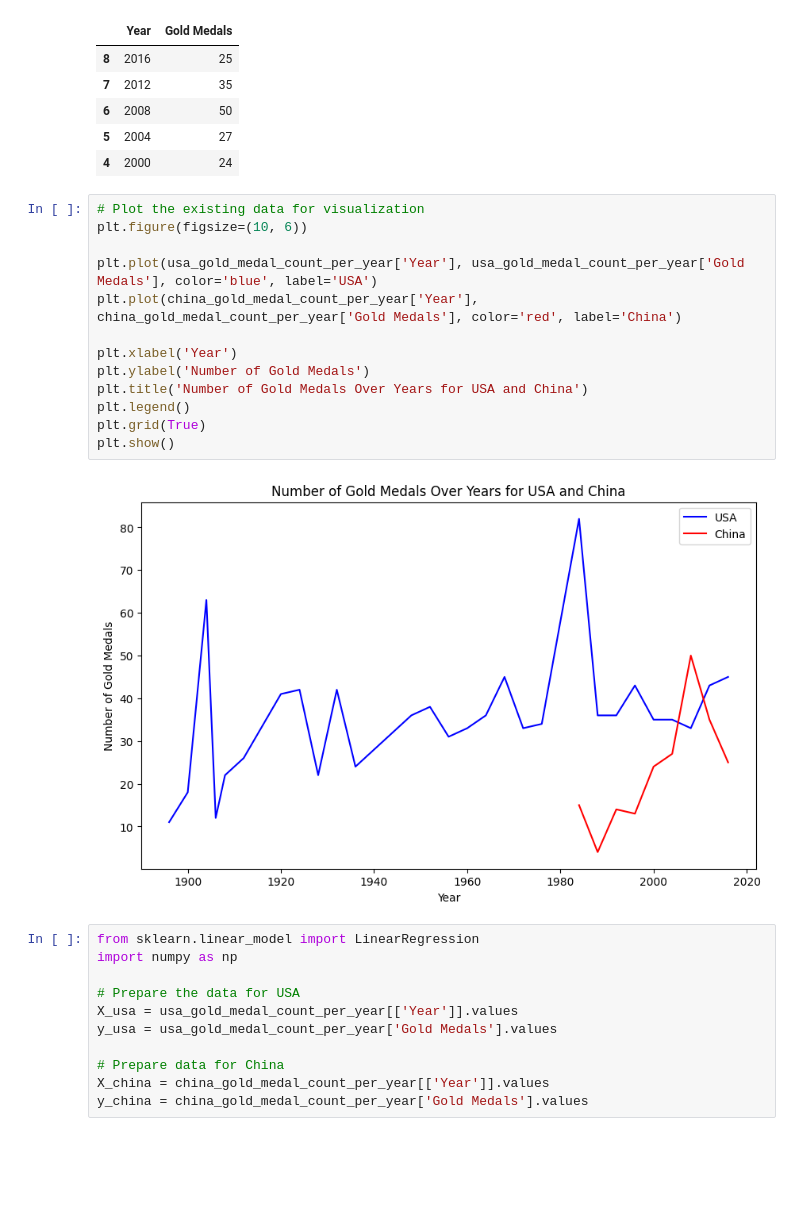
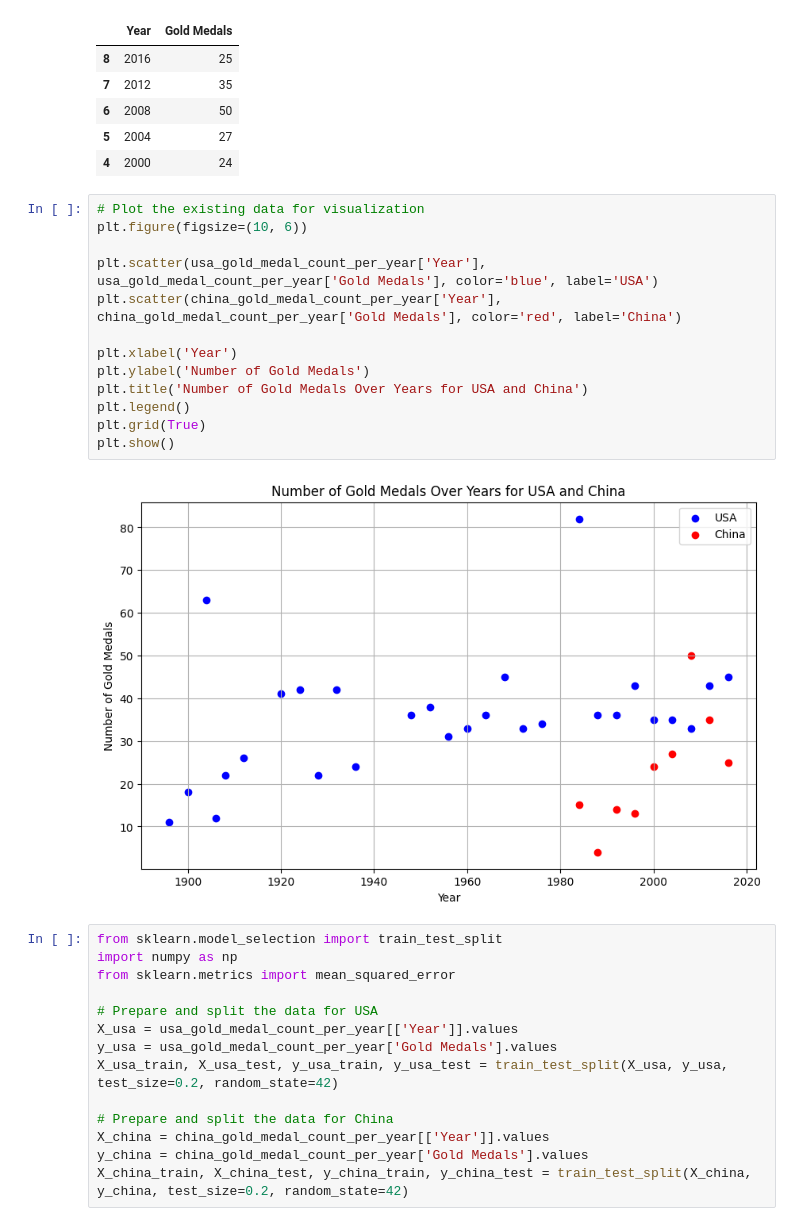
Before and after one commit to zaclimzhengyang/machine-learning-playground, a Jupyter notebook: olympics-prediction/main.ipynb, the cells around one changed output. Saved outputs shown, nothing was run; the diff lists cells and outputs as text; blank space fills up the shorter version.

```diff
--- a/olympics-prediction/main.ipynb
+++ b/olympics-prediction/main.ipynb
@@ -98,26 +100,29 @@ china_gold_medal_count_per_year.head()
 # %%
 # Plot the existing data for visualization
 plt.figure(figsize=(10, 6))
 
-plt.plot(usa_gold_medal_count_per_year['Year'], usa_gold_medal_count_per_year['Gold Medals'], color='blue', label='USA')
-plt.plot(china_gold_medal_count_per_year['Year'], china_gold_medal_count_per_year['Gold Medals'], color='red', label='China')
+plt.scatter(usa_gold_medal_count_per_year['Year'], usa_gold_medal_count_per_year['Gold Medals'], color='blue', label='USA')
+plt.scatter(china_gold_medal_count_per_year['Year'], china_gold_medal_count_per_year['Gold Medals'], color='red', label='China')
 
 plt.xlabel('Year')
 plt.ylabel('Number of Gold Medals')
 plt.title('Number of Gold Medals Over Years for USA and China')
 plt.legend()
 plt.grid(True)
 plt.show()
 # %% [output]
-[figure, old version]
+[figure, new version]
 # %%
-from sklearn.linear_model import LinearRegression
+from sklearn.model_selection import train_test_split
 import numpy as np
+from sklearn.metrics import mean_squared_error
 
-# Prepare the data for USA
+# Prepare and split the data for USA
 X_usa = usa_gold_medal_count_per_year[['Year']].values
 y_usa = usa_gold_medal_count_per_year['Gold Medals'].values
+X_usa_train, X_usa_test, y_usa_train, y_usa_test = train_test_split(X_usa, y_usa, test_size=0.2, random_state=42)
 
-# Prepare data for China
+# Prepare and split the data for China
 X_china = china_gold_medal_count_per_year[['Year']].values
 y_china = china_gold_medal_count_per_year['Gold Medals'].values
+X_china_train, X_china_test, y_china_train, y_china_test = train_test_split(X_china, y_china, test_size=0.2, random_state=42)
```
Also changed, not shown: parts of 12 cells of this notebook.
